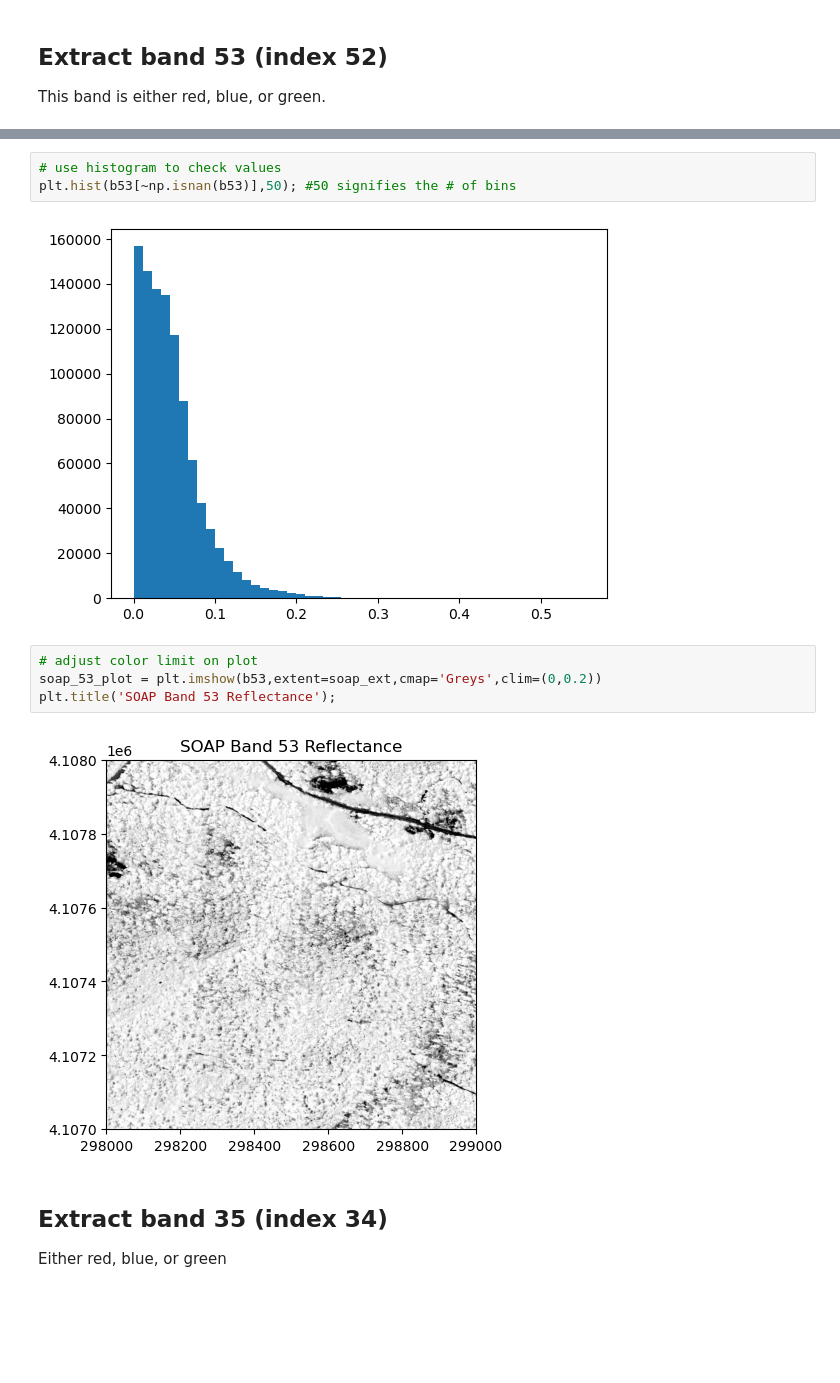
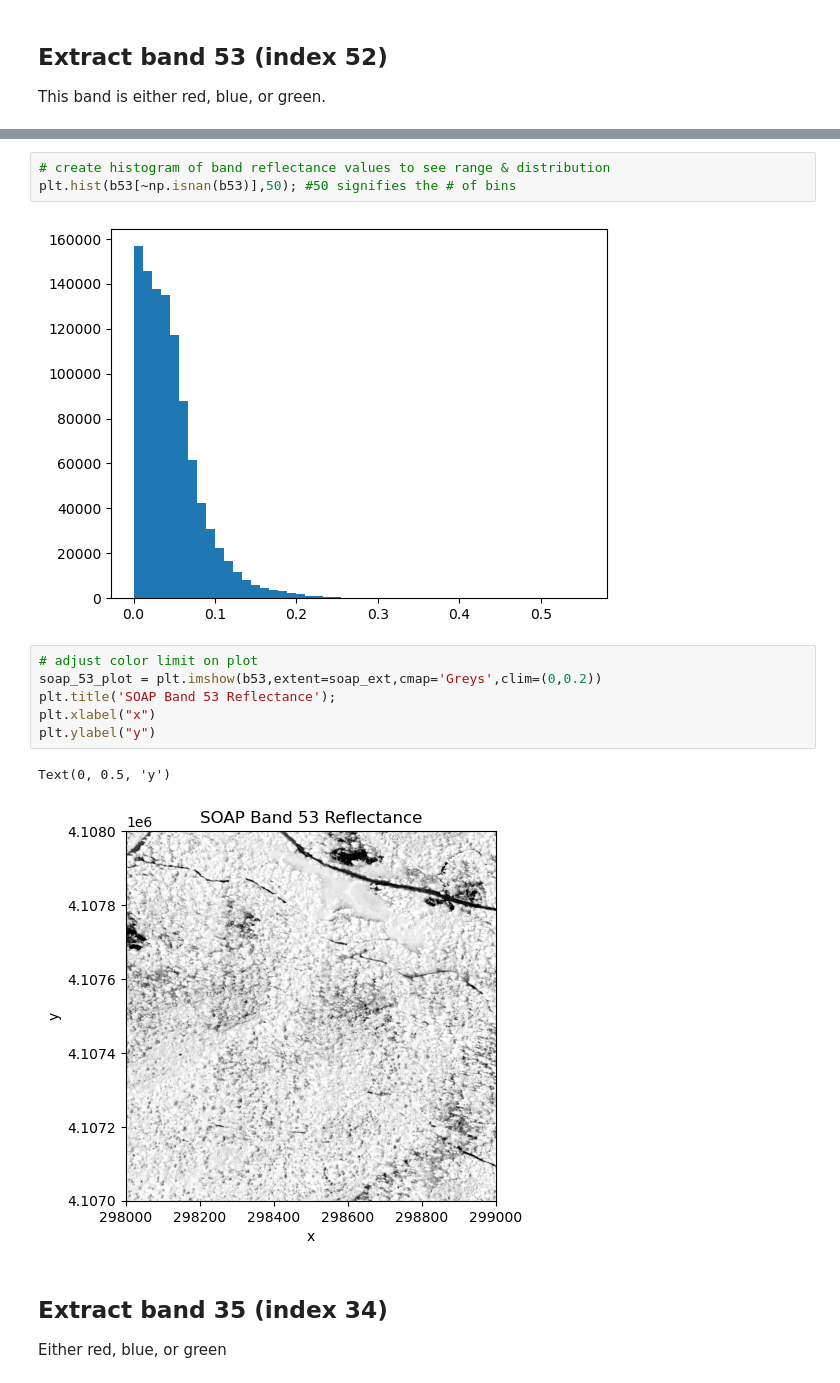
Before and after one commit to NEONScience/AOP-EMIT, a Jupyter notebook: notebooks/exploratory/hr/03_hr_neon_hyperspectral_download.ipynb, the cells around one changed output, grey strips where cells are left out. Drawn from its saved outputs; the diff is of its cells as text; blank space fills up the shorter version.

```diff
--- a/notebooks/exploratory/hr/03_hr_neon_hyperspectral_download.ipynb
+++ b/notebooks/exploratory/hr/03_hr_neon_hyperspectral_download.ipynb
@@ -411,14 +452,17 @@ soap_53_plot = plt.imshow(b53,extent=soap_ext,cmap='Greys')
 # %%
-# use histogram to check values
+# create histogram of band reflectance values to see range & distribution
 plt.hist(b53[~np.isnan(b53)],50); #50 signifies the # of bins
 # %% [output]
 [figure]
 # %%
 # adjust color limit on plot
 soap_53_plot = plt.imshow(b53,extent=soap_ext,cmap='Greys',clim=(0,0.2))
 plt.title('SOAP Band 53 Reflectance');
+plt.xlabel("x")
+plt.ylabel("y")
 # %% [output]
+Text(0, 0.5, 'y')
-[figure, old version]
+[figure, new version]
 # %% [markdown]
 ## Extract band 35 (index 34)
 
```
Also changed, not shown: parts of 28 cells of this notebook.
